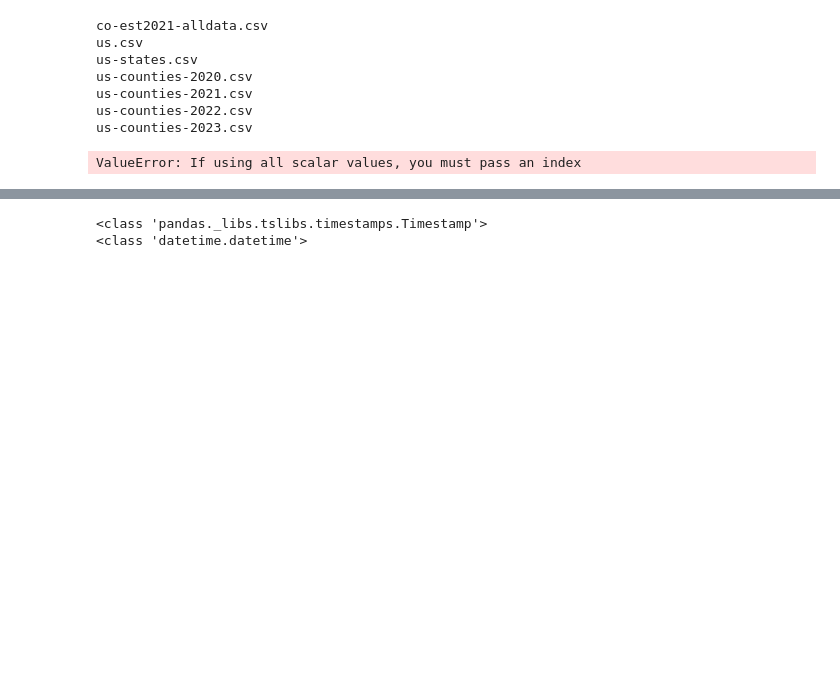
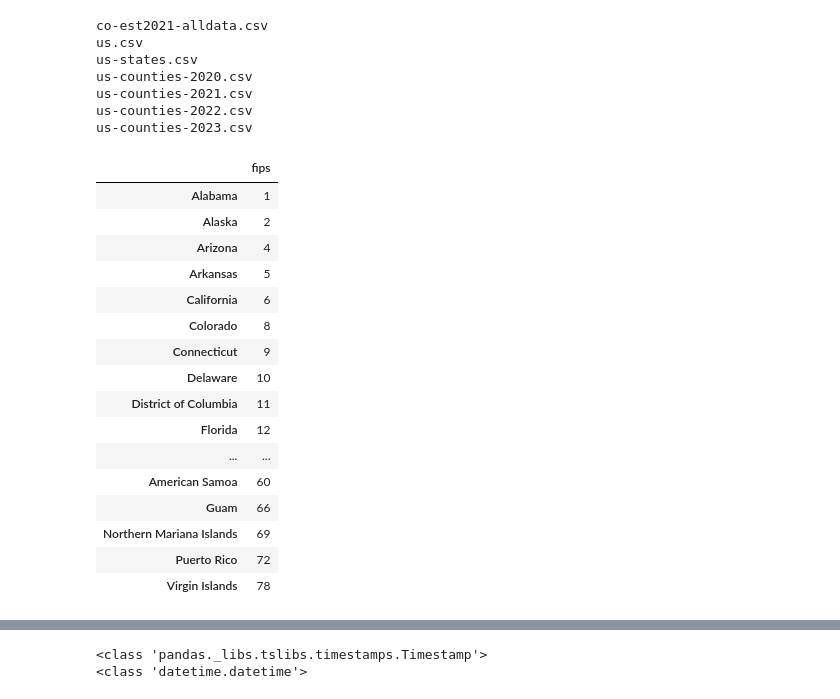
Before and after one commit to cskimm01/NYT_COV_visualize, a Jupyter notebook: covid_visuals.ipynb, the cells around one changed output, grey strips where cells are left out. Drawn from its saved outputs; the diff is of its cells as text; code cells hidden in the pictures; blank space fills up the shorter version.

```diff
--- a/covid_visuals.ipynb
+++ b/covid_visuals.ipynb
@@ -98,11 +98,28 @@ statefips = statedf.fips.unique()
 statename = statedf.state.unique()
 statefips = {statename[i]:statefips[i] for i in range(len(statefips))}
 # %%
-statefips = pd.DataFrame.from_dict(statefips)
-statefips.sort_values(by=0)
+statefips = pd.DataFrame.from_dict(statefips, orient='index')
+statefips = statefips.sort_values(by=0)
 statefips = statefips.rename(columns={'index':'state', 0:'fips'})
+statefips
 # %% [output]
-ValueError: If using all scalar values, you must pass an index
+|  | fips |
+| Alabama | 1 |
+| Alaska | 2 |
+| Arizona | 4 |
+| Arkansas | 5 |
+| California | 6 |
+| Colorado | 8 |
+| Connecticut | 9 |
+| Delaware | 10 |
+| District of Columbia | 11 |
+| Florida | 12 |
+| ... | ... |
+| American Samoa | 60 |
+| Guam | 66 |
+| Northern Mariana Islands | 69 |
+| Puerto Rico | 72 |
+| Virgin Islands | 78 |
 # %%
 # countyfips = pd.Series(all_counties_df2.fips.unique(), name='fips')
 # countynames = pd.Series(all_counties_df2.county.unique(), name='county')
```
Also changed, not shown: parts of 3 cells of this notebook.
